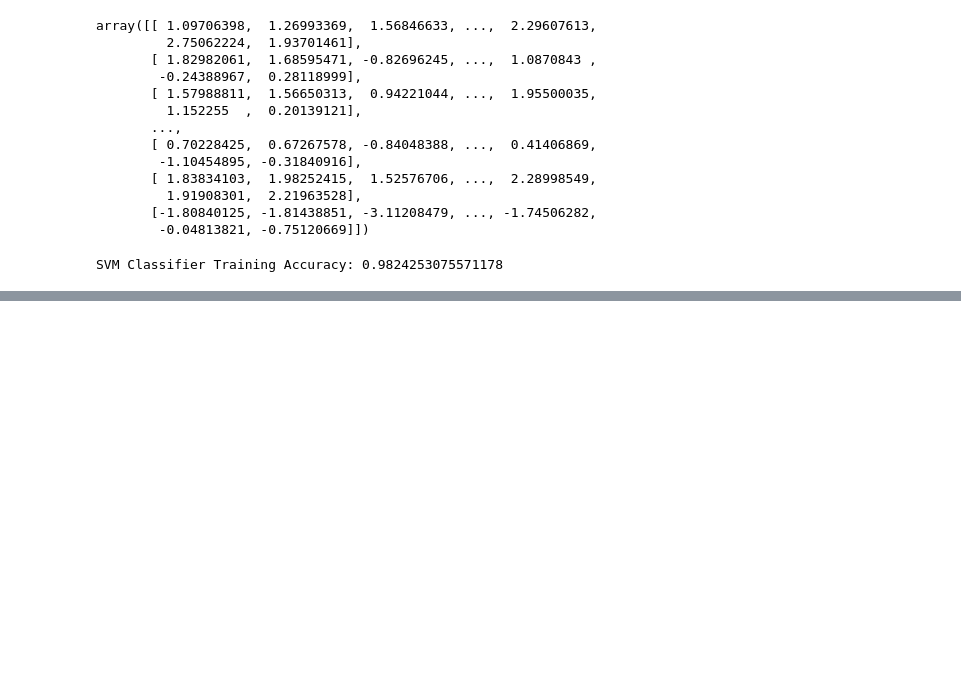
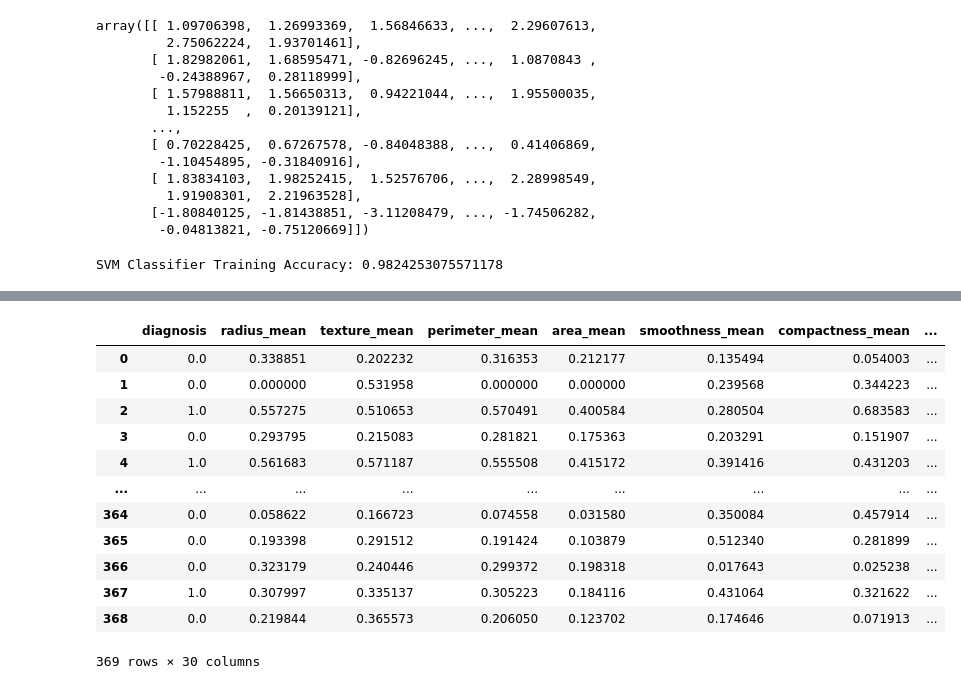
Before and after one commit to somyamangla/CANCER-PREDICTION, a Jupyter notebook: BreastCancer.ipynb, the cells around one changed output, grey strips where cells are left out. Cells and saved outputs as stored; diff of their text form; code cells hidden in the pictures; blank space fills up the shorter version.

```diff
--- a/BreastCancer.ipynb
+++ b/BreastCancer.ipynb
@@ -372,0 +379,5 @@ SVM Classifier Training Accuracy: 0.9824253075571178
+# %%
+X = df.iloc[:,:-1]
+y = df['diagnosis']
+# %%
+X_train, X_test, y_train, y_test = train_test_split(X, y, test_size = 0.35, random_state = 42)
@@ -372,0 +404,19 @@ SVM Classifier Training Accuracy: 0.9824253075571178
+# %%
+from sklearn.preprocessing import MinMaxScaler
+scaler = MinMaxScaler()
+X_train_scaled = pd.DataFrame(scaler.fit_transform(X_train),columns=X_train.columns)
+X_train_scaled
+# %% [output]
+|  | diagnosis | radius_mean | texture_mean | perimeter_mean | area_mean | smoothness_mean | compactness_mean | ... |
+| 0 | 0.0 | 0.338851 | 0.202232 | 0.316353 | 0.212177 | 0.135494 | 0.054003 | ... |
+| 1 | 0.0 | 0.000000 | 0.531958 | 0.000000 | 0.000000 | 0.239568 | 0.344223 | ... |
+| 2 | 1.0 | 0.557275 | 0.510653 | 0.570491 | 0.400584 | 0.280504 | 0.683583 | ... |
+| 3 | 0.0 | 0.293795 | 0.215083 | 0.281821 | 0.175363 | 0.203291 | 0.151907 | ... |
+| 4 | 1.0 | 0.561683 | 0.571187 | 0.555508 | 0.415172 | 0.391416 | 0.431203 | ... |
+| ... | ... | ... | ... | ... | ... | ... | ... | ... |
+| 364 | 0.0 | 0.058622 | 0.166723 | 0.074558 | 0.031580 | 0.350084 | 0.457914 | ... |
+| 365 | 0.0 | 0.193398 | 0.291512 | 0.191424 | 0.103879 | 0.512340 | 0.281899 | ... |
+| 366 | 0.0 | 0.323179 | 0.240446 | 0.299372 | 0.198318 | 0.017643 | 0.025238 | ... |
+| 367 | 1.0 | 0.307997 | 0.335137 | 0.305223 | 0.184116 | 0.431064 | 0.321622 | ... |
+| 368 | 0.0 | 0.219844 | 0.365573 | 0.206050 | 0.123702 | 0.174646 | 0.071913 | ... |
+369 rows × 30 columns
```
Also changed, not shown: parts of 14 cells of this notebook.
